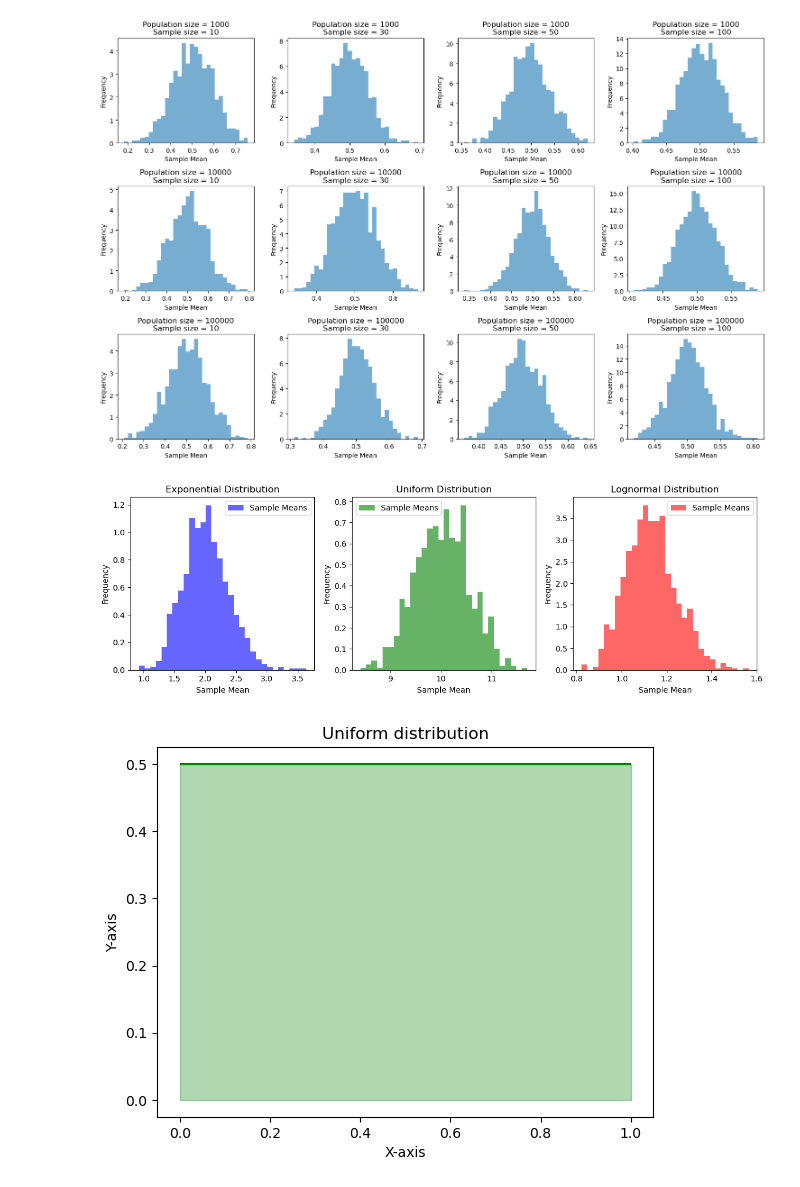
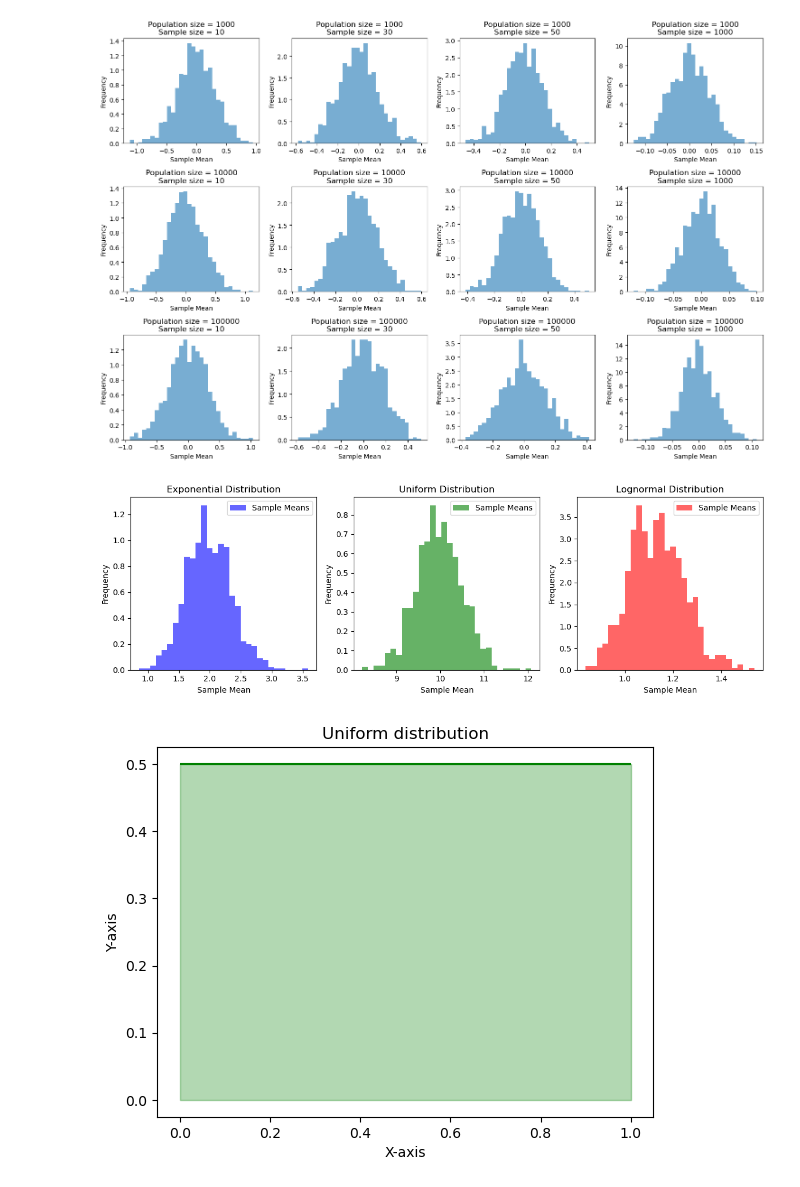
Before and after one commit to DaweiPang32/communication2023, a Jupyter notebook: CLT (1).ipynb, the cells around one changed output. Drawn from its saved outputs; the diff is of its cells as text; code cells hidden in the pictures.

```diff
--- a/CLT (1).ipynb
+++ b/CLT (1).ipynb
@@ -1,35 +1,30 @@
 # %%
 import numpy as np
 import matplotlib.pyplot as plt
 
-# Set the parameters for the population distributions
 population_sizes = [1000, 10000, 100000]
-sample_sizes = [10, 30, 50, 100]
+sample_sizes = [10, 30, 50, 1000]
 num_samples = 1000  # Number of samples to generate for each combination
 
 # Create subplots for different population sizes
 fig, axs = plt.subplots(len(population_sizes), len(sample_sizes), figsize=(15, 10))
 
 for i, n_pop in enumerate(population_sizes):
     for j, n_sample in enumerate(sample_sizes):
         sample_means = []
-
-        # Generate num_samples samples of size n_sample from the population distribution
         for _ in range(num_samples):
-            population = np.random.uniform(0, 1, n_pop)  # You can change the population distribution here
+            population = np.random.normal(0, 1, n_pop)
             sample = np.random.choice(population, n_sample)
             sample_means.append(np.mean(sample))
-
-        # Plot the histogram of sample means
         axs[i, j].hist(sample_means, bins=30, density=True, alpha=0.6)
         axs[i, j].set_title(f'Population size = {n_pop}\nSample size = {n_sample}')
         axs[i, j].set_xlabel('Sample Mean')
         axs[i, j].set_ylabel('Frequency')
 
 plt.tight_layout()
 plt.show()
 # %% [output]
-[figure, old version]
+[figure, new version]
 # %%
 import numpy as np
 import matplotlib.pyplot as plt
@@ -74,7 +69,7 @@ for i, params in enumerate(population_params):
 plt.tight_layout()
 plt.show()
 # %% [output]
-[figure, old version]
+[figure, new version]
 # %%
 x = np.linspace(0, 1, 100)
 plt.hlines(y=.5,xmin=0,xmax=1,color="g")
```
